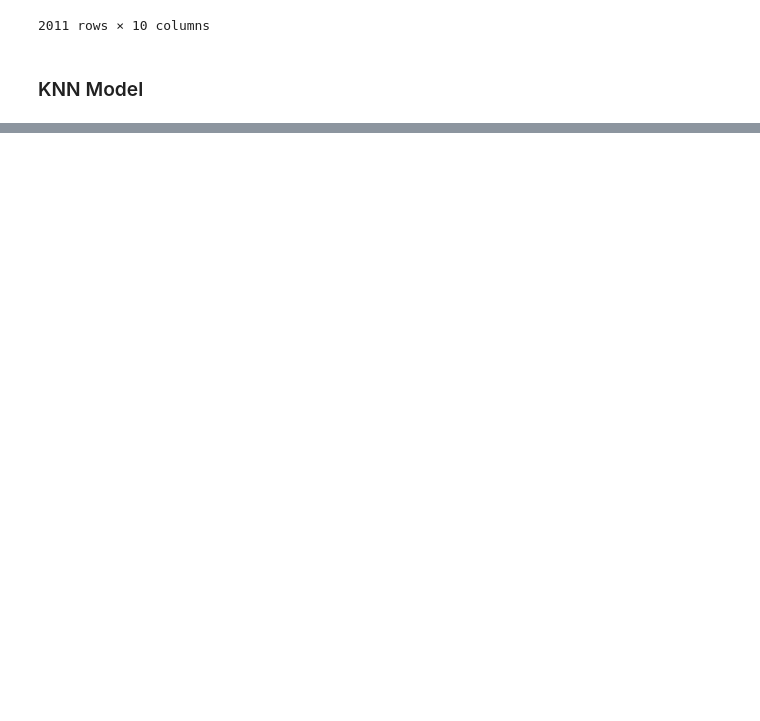
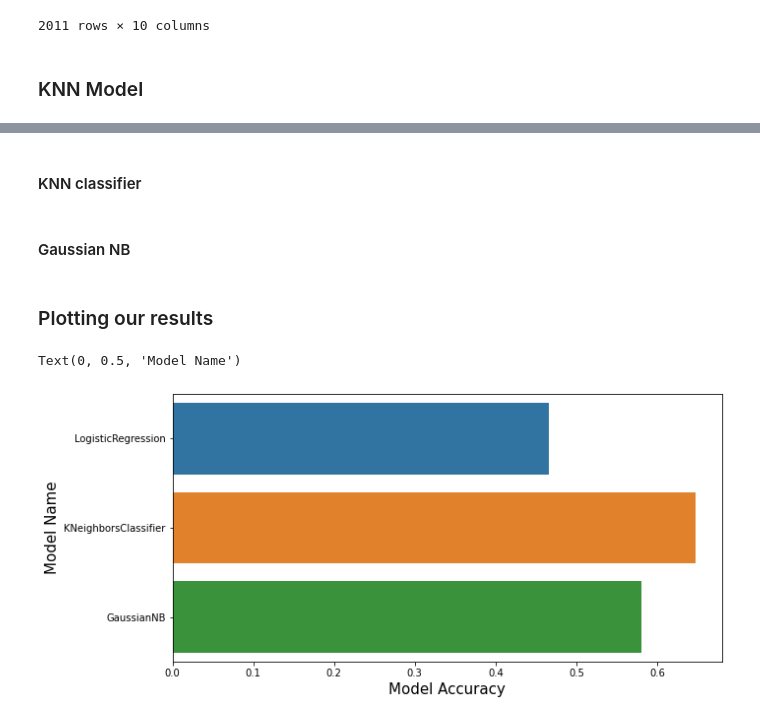
Before and after one commit to asmitasharmaa/KDD-Water_Potability_Project, a Jupyter notebook: KDD Project/water_potability_prediction.ipynb, the cells around one changed output, grey strips where cells are left out. Saved outputs shown, nothing was run; the diff lists cells and outputs as text; code cells hidden in the pictures; blank space fills up the shorter version.

```diff
--- a/KDD Project/water_potability_prediction.ipynb
+++ b/KDD Project/water_potability_prediction.ipynb
@@ -146,0 +213,3 @@ X_test = sc.transform(X_test)
+# %%
+results_acc = []
+result_name = []
@@ -146,0 +218,7 @@ X_test = sc.transform(X_test)
+# %%
+W, b = fit_logestic(X_train, y_train)
+y_pred = precict_logestic(X_test, W, b)
+results_acc.append(accuracy_score(y_test, y_pred))
+result_name.append('LogisticRegression')
+# %% [markdown]
+#### KNN classifier
@@ -146,0 +249,17 @@ X_test = sc.transform(X_test)
+# %% [markdown]
+#### Gaussian NB
+# %%
+y_pred = predict_gaussian(X_train, y_train, X_test)
+results_acc.append(accuracy_score(y_test, y_pred))
+result_name.append('GaussianNB')
+# %% [markdown]
+### Plotting our results
+# %%
+''' barplot plot models accuracy '''
+plt.figure(figsize=(10, 5))
+sns.barplot(results_acc, result_name,)
+plt.xlabel('Model Accuracy', fontsize=15)
+plt.ylabel('Model Name', fontsize=15)
+# %% [output]
+Text(0, 0.5, 'Model Name')
+[figure, added]
```
Also changed, not shown: parts of 31 cells of this notebook, 8 other files.
